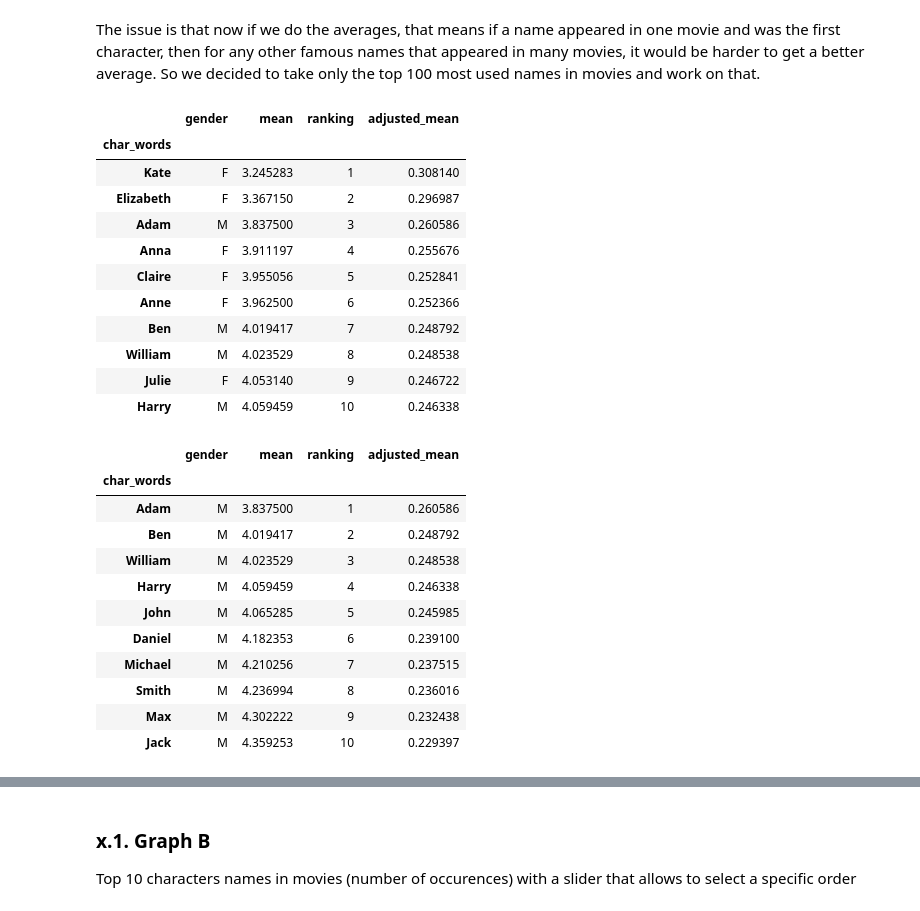
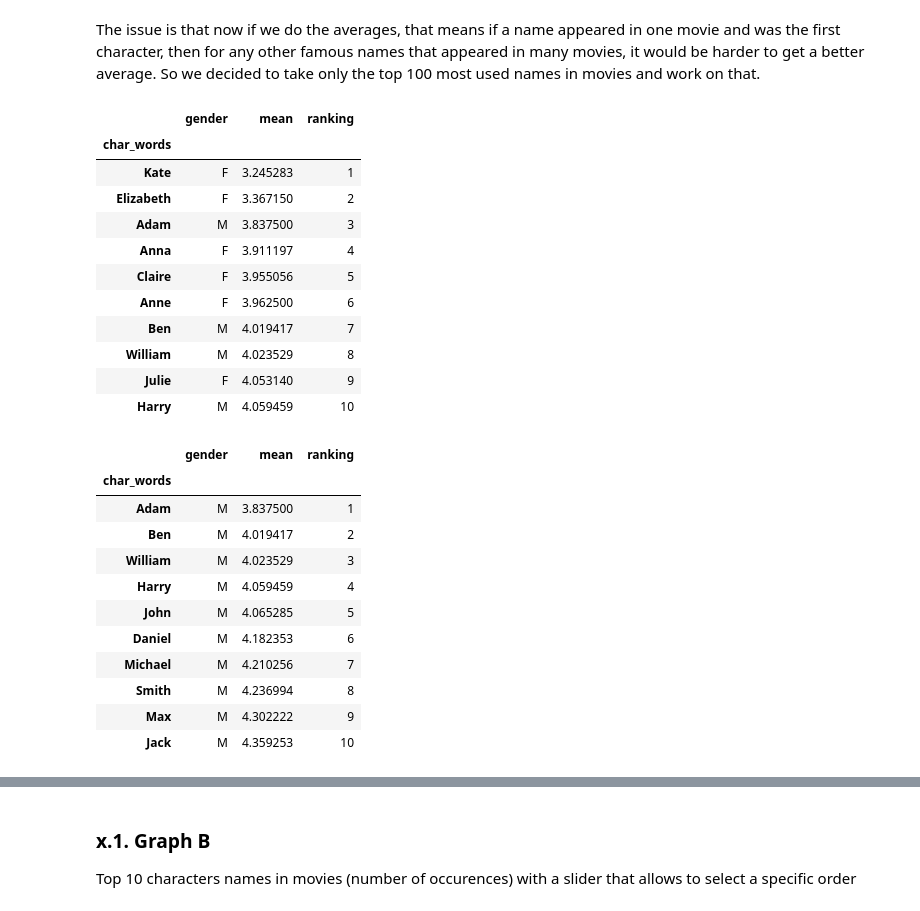
Before and after one commit to epfl-ada/ada-2023-project-abadakor, a Jupyter notebook: data/graph_tmdb.ipynb, the cells around one changed output, grey strips where cells are left out. Drawn from its saved outputs; the diff is of its cells as text; code cells hidden in the pictures.

```diff
--- a/data/graph_tmdb.ipynb
+++ b/data/graph_tmdb.ipynb
@@ -80,61 +106,51 @@ display(groupped_names_df.sort_values(by=('count'), ascending=False))
 # %% [markdown]
 The issue is that now if we do the averages, that means if a name appeared in one movie and was the first character, then for any other famous names that appeared in many movies, it would be harder to get a better average. So we decided to take only the top 100 most used names in movies and work on that.
 # %%
-def adjust_means(df):
-    best_mean = df['mean'].min()
-    df['adjusted_mean'] = 1 / df['mean']
-    return df
-
 # Sort by count and take top 100
 top_100_char_names_df = groupped_names_df.sort_values(by=('count'), ascending=False).head(100).copy(deep=True)
 
 # Take top 10 for both genders and mix
 top_100_char_names_df.reset_index(inplace=True)
 top_10_mix = top_100_char_names_df.sort_values(by='mean', ascending=True).head(10).set_index('char_words')
 top_10_male = top_100_char_names_df[top_100_char_names_df['gender'] == 'M'].sort_values(by='mean', ascending=True).head(10).set_index('char_words')
 top_10_female = top_100_char_names_df[top_100_char_names_df['gender'] == 'F'].sort_values(by='mean', ascending=True).head(10).set_index('char_words')
 
 # Drop count column from all
 top_10_mix.drop('count', axis=1, inplace=True)
 top_10_male.drop('count', axis=1, inplace=True)
 top_10_female.drop('count', axis=1, inplace=True)
 
 # Set values for ranking
 top_10_mix['ranking'] = range(1,11)
 top_10_male['ranking'] = range(1,11)
 top_10_female['ranking'] = range(1,11)
 
-# Adjust means by inverting
-top_10_male = adjust_means(top_10_male)
-top_10_female = adjust_means(top_10_female)
-top_10_mix = adjust_means(top_10_mix)
-
 # Sort by lowest mean, take top 10
 display(top_10_mix)
 display(top_10_male)
 display(top_10_female)
 # %% [output]
-|  | gender | mean | ranking | adjusted_mean |
-| char_words |  |  |  |  |
-| Kate | F | 3.245283 | 1 | 0.308140 |
-| Elizabeth | F | 3.367150 | 2 | 0.296987 |
-| Adam | M | 3.837500 | 3 | 0.260586 |
-| Anna | F | 3.911197 | 4 | 0.255676 |
-| Claire | F | 3.955056 | 5 | 0.252841 |
-| Anne | F | 3.962500 | 6 | 0.252366 |
-| Ben | M | 4.019417 | 7 | 0.248792 |
-| William | M | 4.023529 | 8 | 0.248538 |
-| Julie | F | 4.053140 | 9 | 0.246722 |
-| Harry | M | 4.059459 | 10 | 0.246338 |
+|  | gender | mean | ranking |
+| char_words |  |  |  |
+| Kate | F | 3.245283 | 1 |
+| Elizabeth | F | 3.367150 | 2 |
+| Adam | M | 3.837500 | 3 |
+| Anna | F | 3.911197 | 4 |
+| Claire | F | 3.955056 | 5 |
+| Anne | F | 3.962500 | 6 |
+| Ben | M | 4.019417 | 7 |
+| William | M | 4.023529 | 8 |
+| Julie | F | 4.053140 | 9 |
+| Harry | M | 4.059459 | 10 |
-|  | gender | mean | ranking | adjusted_mean |
-| char_words |  |  |  |  |
-| Adam | M | 3.837500 | 1 | 0.260586 |
-| Ben | M | 4.019417 | 2 | 0.248792 |
-| William | M | 4.023529 | 3 | 0.248538 |
-| Harry | M | 4.059459 | 4 | 0.246338 |
-| John | M | 4.065285 | 5 | 0.245985 |
-| Daniel | M | 4.182353 | 6 | 0.239100 |
-| Michael | M | 4.210256 | 7 | 0.237515 |
-| Smith | M | 4.236994 | 8 | 0.236016 |
-| Max | M | 4.302222 | 9 | 0.232438 |
-| Jack | M | 4.359253 | 10 | 0.229397 |
+|  | gender | mean | ranking |
+| char_words |  |  |  |
+| Adam | M | 3.837500 | 1 |
+| Ben | M | 4.019417 | 2 |
+| William | M | 4.023529 | 3 |
+| Harry | M | 4.059459 | 4 |
+| John | M | 4.065285 | 5 |
+| Daniel | M | 4.182353 | 6 |
+| Michael | M | 4.210256 | 7 |
+| Smith | M | 4.236994 | 8 |
+| Max | M | 4.302222 | 9 |
+| Jack | M | 4.359253 | 10 |
```
Also changed, not shown: parts of 7 cells of this notebook.
